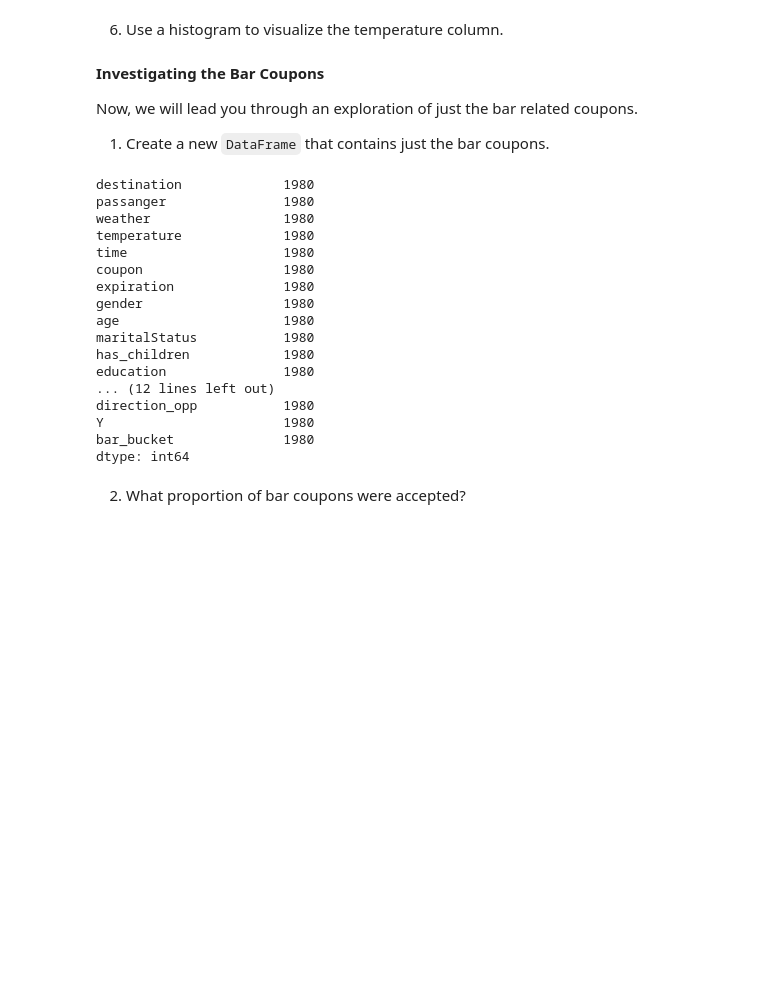
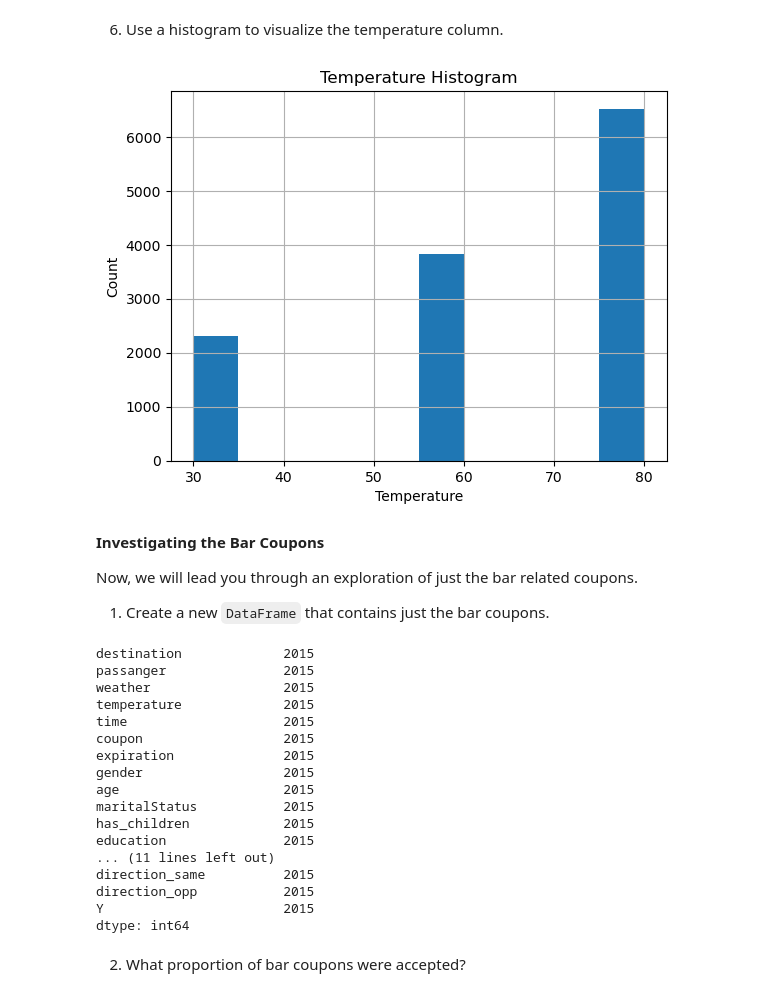
Before and after one commit to cdungca/ucb-ml-ai, a Jupyter notebook: assignment_5_1_starter/prompt.ipynb, the cells around one changed output. Cells and saved outputs as stored; diff of their text form; code cells hidden in the pictures; blank space fills up the shorter version.

```diff
--- a/assignment_5_1_starter/prompt.ipynb
+++ b/assignment_5_1_starter/prompt.ipynb
@@ -221,6 +336,14 @@ fig.write_image("images/barcoupon.png")
 6. Use a histogram to visualize the temperature column.
 # %%
 histdf = numericdata.groupby(['temperature','Y']).size().reset_index(name='size')
+# %%
+numericdata.hist(column='temperature')
+plt.xlabel ('Temperature')
+plt.ylabel ('Count')
+plt.title ('Temperature Histogram')
+plt.show ()
+# %% [output]
+[figure, added]
 # %%
 #histdata=newdata.groupby(['temperature','Y']).size().reset_index(name='size')
 fig = px.histogram(numericdata, x='temperature',color='Y')
@@ -238,24 +361,24 @@ Now, we will lead you through an exploration of just the bar related coupons.
 # create df where coupon == 'Bar'
 barcoupon = numericdata.query("coupon == 'Bar'")
 # %%
-coupon.count()
+barcoupon.count()
 # %% [output]
-destination             1980
-passanger               1980
-weather                 1980
-temperature             1980
-time                    1980
-coupon                  1980
-expiration              1980
-gender                  1980
-age                     1980
-maritalStatus           1980
-has_children            1980
-education               1980
-... (12 lines left out)
-direction_opp           1980
-Y                       1980
-bar_bucket              1980
+destination             2015
+passanger               2015
+weather                 2015
+temperature             2015
+time                    2015
+coupon                  2015
+expiration              2015
+gender                  2015
+age                     2015
+maritalStatus           2015
+has_children            2015
+education               2015
+... (11 lines left out)
+direction_same          2015
+direction_opp           2015
+Y                       2015
 dtype: int64
 # %% [markdown]
 2. What proportion of bar coupons were accepted?
```
Also changed, not shown: parts of 22 cells of this notebook, 5 other files.
